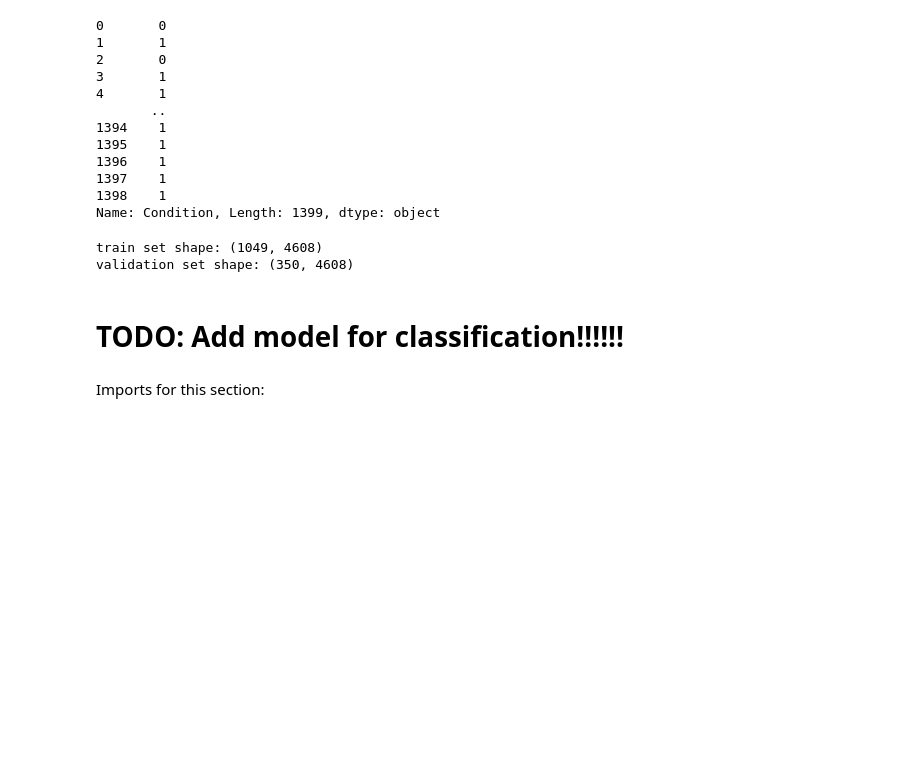
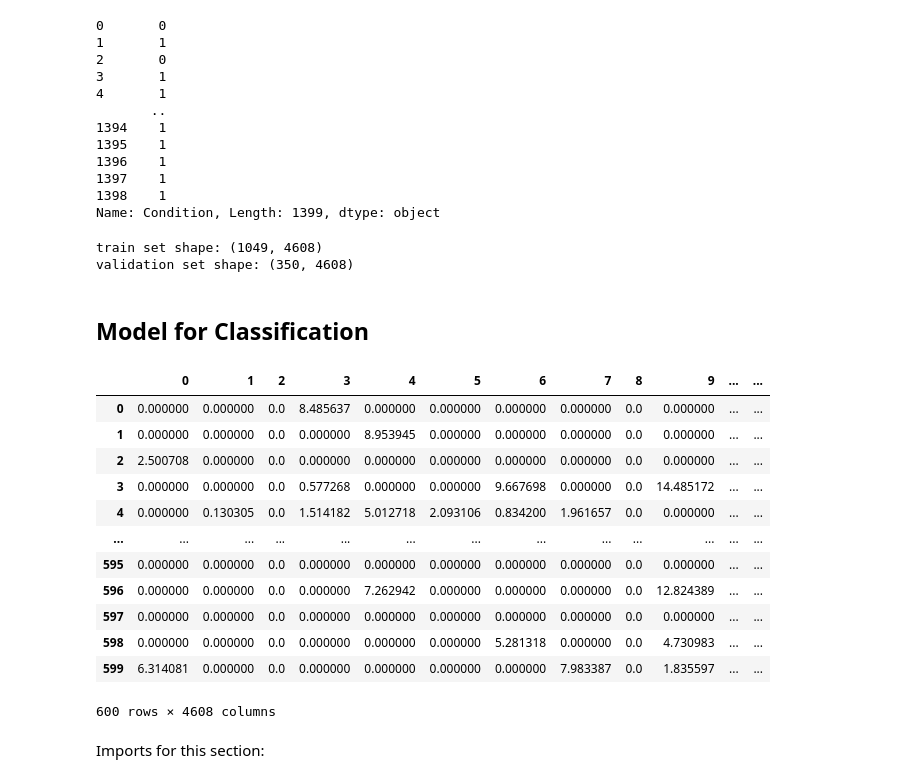
Before and after one commit to moriagr/ML_final_Project, a Jupyter notebook: car_insurance_1.ipynb, the cells around one changed output. Cells and saved outputs as stored; diff of their text form; code cells hidden in the pictures; blank space fills up the shorter version.

```diff
--- a/car_insurance_1.ipynb
+++ b/car_insurance_1.ipynb
@@ -105,3 +105,8 @@ img_df.head(6)
 | 3 | data/Fast_Furious_Insured/trainIm... | 1 |
 | 4 | data/Fast_Furious_Insured/trainIm... | 1 |
 | 5 | data/Fast_Furious_Insured/trainIm... | 1 |
+# %%
+#Create a new dataset
+img_t_df = pd.DataFrame()
+img_t_df["Image_path"]="data/Fast_Furious_Insured/testImages/" + df_t["Image_path"]
+img_t_df.head(6)
@@ -279,0 +293,2 @@ img_df = add_vectors_to_dataframe(img_df, 'Image_path')
+# %%
+img_t_df = add_vectors_to_dataframe(img_t_df, 'Image_path')
@@ -354,2 +380,0 @@ validation set shape: (350, 4608)
-# %% [markdown]
-# TODO: Add model for classification!!!!!!
@@ -363 +381,3 @@ validation set shape: (350, 4608)
+# %% [markdown]
+## Model for Classification
 # %%
@@ -368,3 +391,19 @@ test_features_scaled = scaler.transform(x_test)
+# %%
+img_t_df
+# %% [output]
+|  | 0 | 1 | 2 | 3 | 4 | 5 | 6 | 7 | 8 | 9 | ... | ... |
+| 0 | 0.000000 | 0.000000 | 0.0 | 8.485637 | 0.000000 | 0.000000 | 0.000000 | 0.000000 | 0.0 | 0.000000 | ... | ... |
+| 1 | 0.000000 | 0.000000 | 0.0 | 0.000000 | 8.953945 | 0.000000 | 0.000000 | 0.000000 | 0.0 | 0.000000 | ... | ... |
+| 2 | 2.500708 | 0.000000 | 0.0 | 0.000000 | 0.000000 | 0.000000 | 0.000000 | 0.000000 | 0.0 | 0.000000 | ... | ... |
+| 3 | 0.000000 | 0.000000 | 0.0 | 0.577268 | 0.000000 | 0.000000 | 9.667698 | 0.000000 | 0.0 | 14.485172 | ... | ... |
+| 4 | 0.000000 | 0.130305 | 0.0 | 1.514182 | 5.012718 | 2.093106 | 0.834200 | 1.961657 | 0.0 | 0.000000 | ... | ... |
+| ... | ... | ... | ... | ... | ... | ... | ... | ... | ... | ... | ... | ... |
+| 595 | 0.000000 | 0.000000 | 0.0 | 0.000000 | 0.000000 | 0.000000 | 0.000000 | 0.000000 | 0.0 | 0.000000 | ... | ... |
+| 596 | 0.000000 | 0.000000 | 0.0 | 0.000000 | 7.262942 | 0.000000 | 0.000000 | 0.000000 | 0.0 | 12.824389 | ... | ... |
+| 597 | 0.000000 | 0.000000 | 0.0 | 0.000000 | 0.000000 | 0.000000 | 0.000000 | 0.000000 | 0.0 | 0.000000 | ... | ... |
+| 598 | 0.000000 | 0.000000 | 0.0 | 0.000000 | 0.000000 | 0.000000 | 5.281318 | 0.000000 | 0.0 | 4.730983 | ... | ... |
+| 599 | 6.314081 | 0.000000 | 0.0 | 0.000000 | 0.000000 | 0.000000 | 0.000000 | 7.983387 | 0.0 | 1.835597 | ... | ... |
+600 rows × 4608 columns
 # %% [markdown]
 Imports for this section:
 # %%
```
Also changed, not shown: parts of 69 cells of this notebook.
